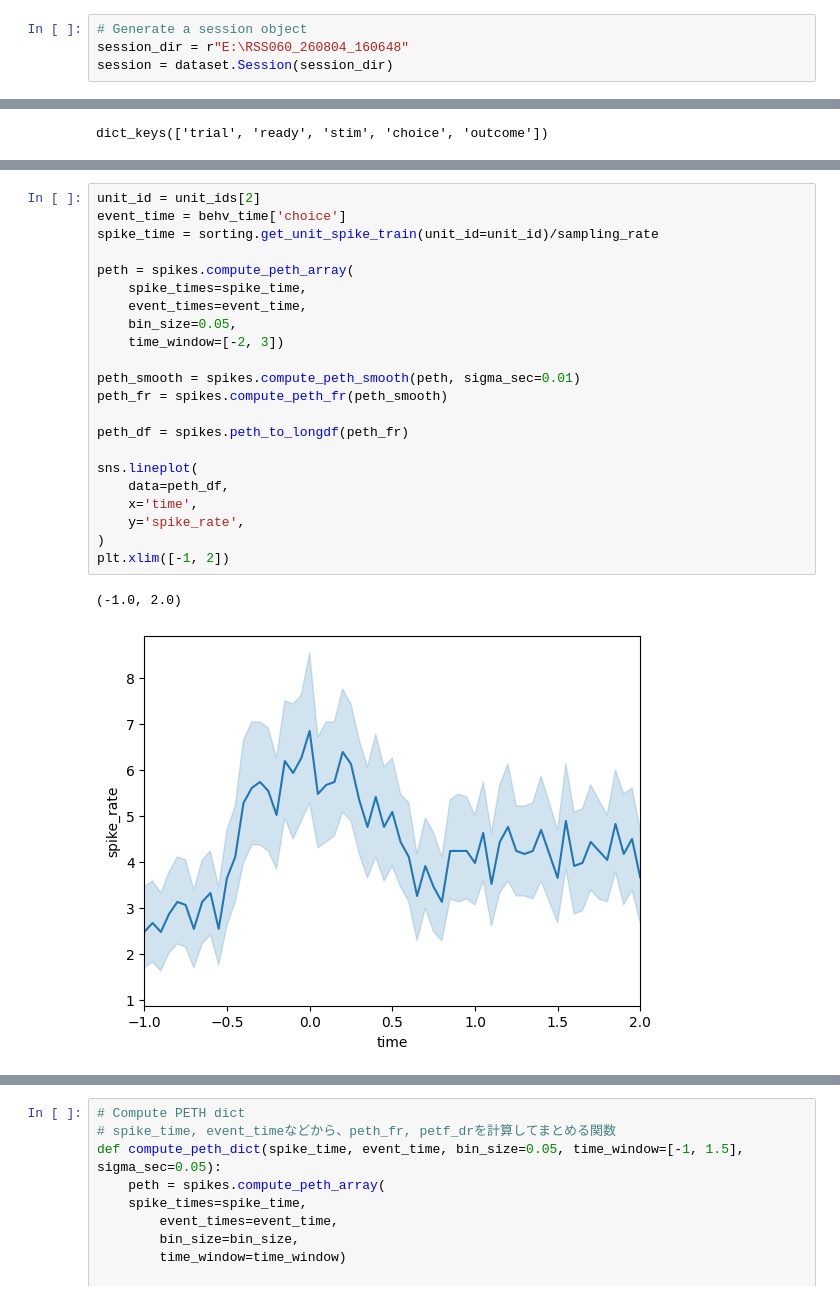
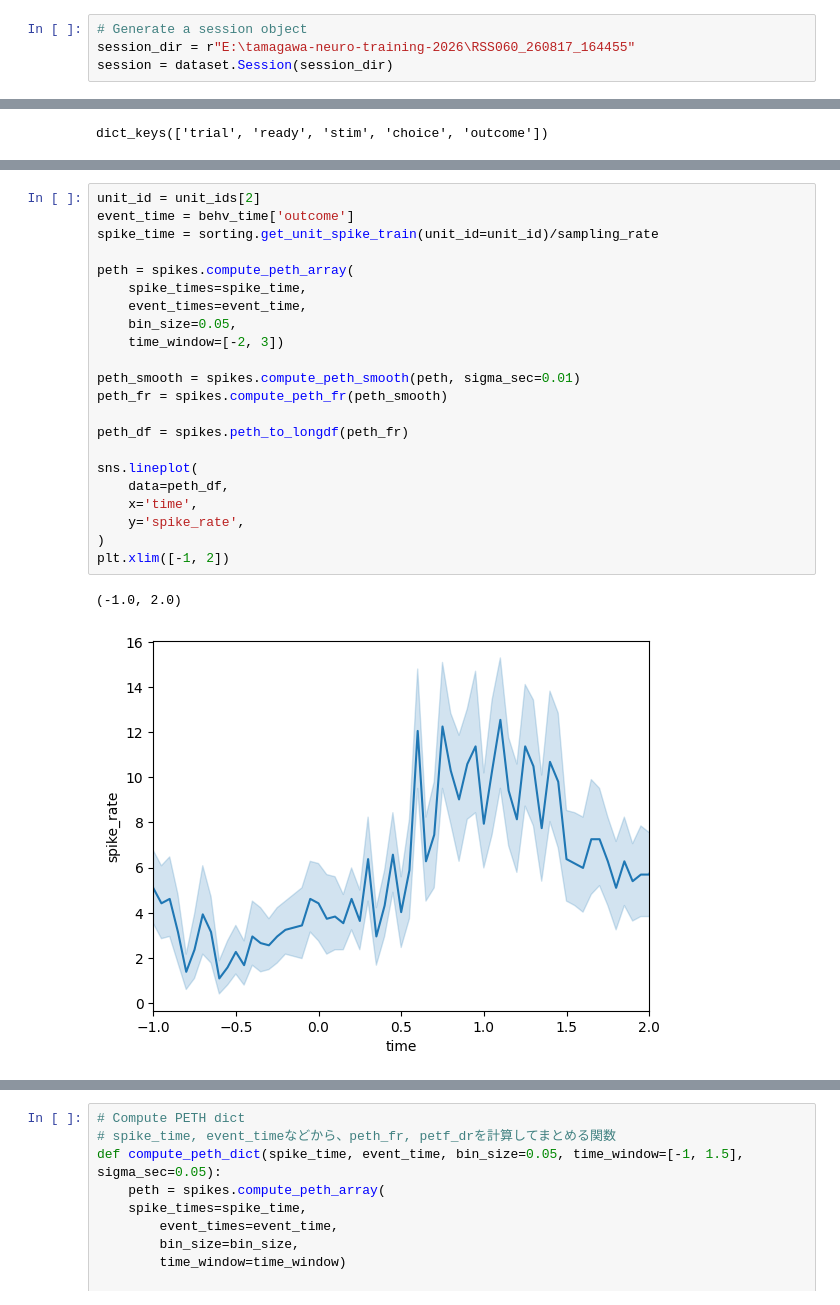
Before and after one commit to NeuralDynamics-Tamagawa/tamagawa-neuro-training-shysgmt, a Jupyter notebook: notebook/spike_analysis.ipynb, the cells around one changed output, grey strips where cells are left out. Cells and saved outputs as stored; diff of their text form.

```diff
--- a/notebook/spike_analysis.ipynb
+++ b/notebook/spike_analysis.ipynb
@@ -178,7 +178,7 @@ def compute_behv_time(trials, event, procTeensy_to_imec):
     return behavior_time
 # %%
 # Generate a session object
-session_dir = r"E:\RSS060_260804_160648"
+session_dir = r"E:\tamagawa-neuro-training-2026\RSS060_260817_164455"
 session = dataset.Session(session_dir)
 # %%
 # Extract dataset of target probe
@@ -268,28 +268,28 @@ spikes.plot_peth(peth_smooth)
 # %%
 unit_id = unit_ids[2]
-event_time = behv_time['choice']
+event_time = behv_time['outcome']
 spike_time = sorting.get_unit_spike_train(unit_id=unit_id)/sampling_rate
 
 peth = spikes.compute_peth_array(
     spike_times=spike_time,
     event_times=event_time,
     bin_size=0.05,
     time_window=[-2, 3])
 
 peth_smooth = spikes.compute_peth_smooth(peth, sigma_sec=0.01)
 peth_fr = spikes.compute_peth_fr(peth_smooth)
 
 peth_df = spikes.peth_to_longdf(peth_fr)
 
 sns.lineplot(
     data=peth_df,
     x='time',
     y='spike_rate',
 )
 plt.xlim([-1, 2])
 # %% [output]
 (-1.0, 2.0)
-[figure, old version]
+[figure, new version]
 # %%
 trial_target = trials[['trial', 'stim', 'choice', 'correct']].dropna()
 df = peth_df.merge(trial_target, on='trial', how='left')
```
Also changed, not shown: parts of 8 cells of this notebook, 3 other files.
